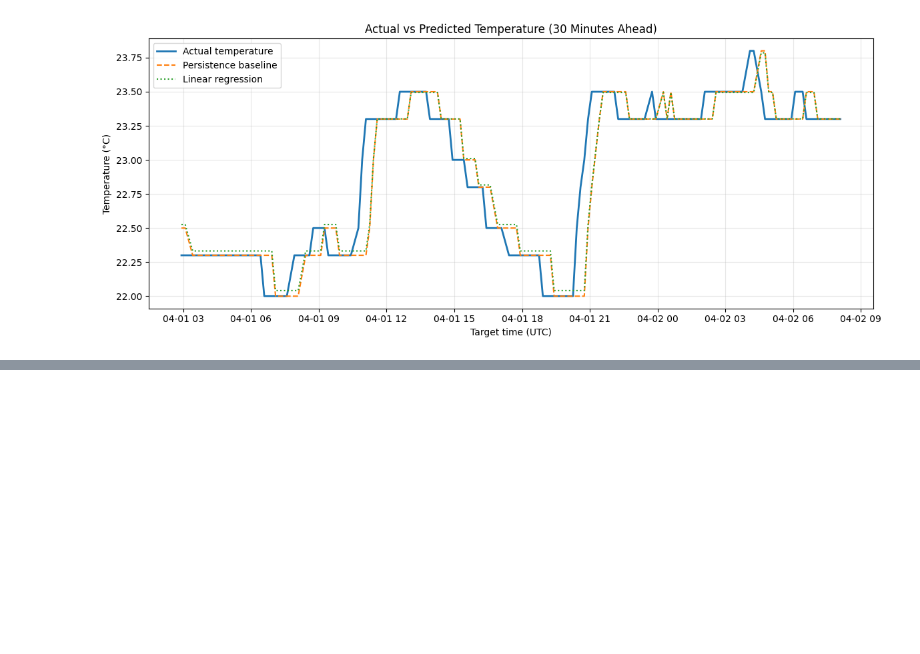
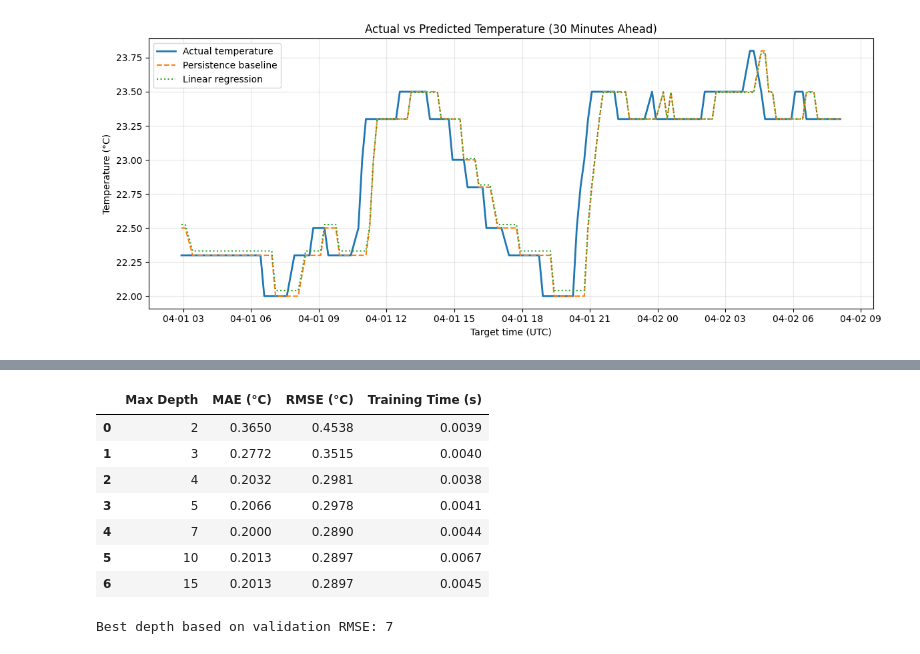
Before and after one commit to carolyndevadoss/MMA3001-Project, a Jupyter notebook: examples/MMA3001_Temperature_Prediction.ipynb, the cells around one changed output, grey strips where cells are left out. Saved outputs shown, nothing was run; the diff lists cells and outputs as text; code cells hidden in the pictures; blank space fills up the shorter version.

```diff
--- a/examples/MMA3001_Temperature_Prediction.ipynb
+++ b/examples/MMA3001_Temperature_Prediction.ipynb
@@ -472,0 +919,65 @@ plt.show()
+# %%
+from sklearn.tree import DecisionTreeRegressor
+from sklearn.metrics import mean_absolute_error, mean_squared_error
+import time
+
+# Define training and validation data
+X_train_opt = train_final[feature_columns]
+y_train_opt = train_final["target_temperature_C"]
+
+X_val_opt = val_final[feature_columns]
+y_val_opt = val_final["target_temperature_C"]
+
+# Investigate different maximum tree depths
+tree_depths = [2, 3, 4, 5, 7, 10, 15]
+
+tree_results = []
+
+for depth in tree_depths:
+
+    model = DecisionTreeRegressor(
+        max_depth=depth,
+        min_samples_leaf=5,
+        random_state=42
+    )
+
+    start = time.perf_counter()
+    model.fit(X_train_opt, y_train_opt)
+    training_time = time.perf_counter() - start
+
+    predictions = model.predict(X_val_opt)
+
+    tree_results.append({
+        "Max Depth": depth,
+        "MAE (°C)": mean_absolute_error(
+            y_val_opt, predictions
+        ),
+        "RMSE (°C)": np.sqrt(
+            mean_squared_error(y_val_opt, predictions)
+        ),
+        "Training Time (s)": training_time
+    })
+
+tree_optimisation = pd.DataFrame(tree_results)
+
+display(tree_optimisation.round(4))
+
+# Select the depth with the lowest validation RMSE
+best_depth = int(
+    tree_optimisation.loc[
+        tree_optimisation["RMSE (°C)"].idxmin(),
+        "Max Depth"
+    ]
+)
+
+print("\nBest depth based on validation RMSE:", best_depth)
+# %% [output]
+|  | Max Depth | MAE (°C) | RMSE (°C) | Training Time (s) |
+| 0 | 2 | 0.3650 | 0.4538 | 0.0039 |
+| 1 | 3 | 0.2772 | 0.3515 | 0.0040 |
+| 2 | 4 | 0.2032 | 0.2981 | 0.0038 |
+| 3 | 5 | 0.2066 | 0.2978 | 0.0041 |
+| 4 | 7 | 0.2000 | 0.2890 | 0.0044 |
+| 5 | 10 | 0.2013 | 0.2897 | 0.0067 |
+| 6 | 15 | 0.2013 | 0.2897 | 0.0045 |
+Best depth based on validation RMSE: 7
```
Also changed, not shown: parts of 9 cells of this notebook.
